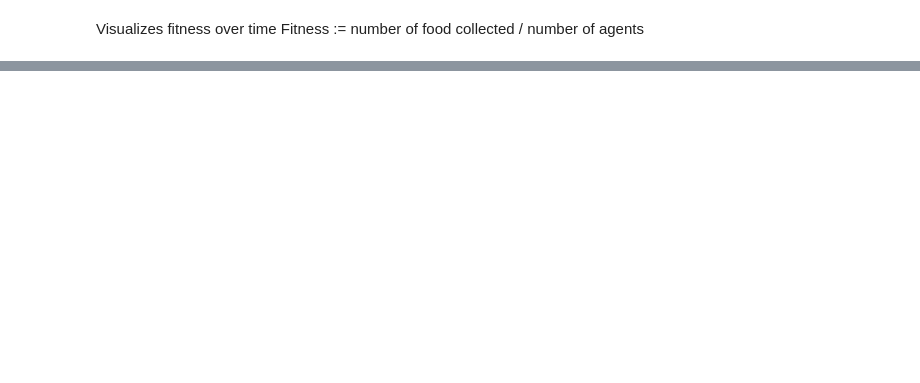
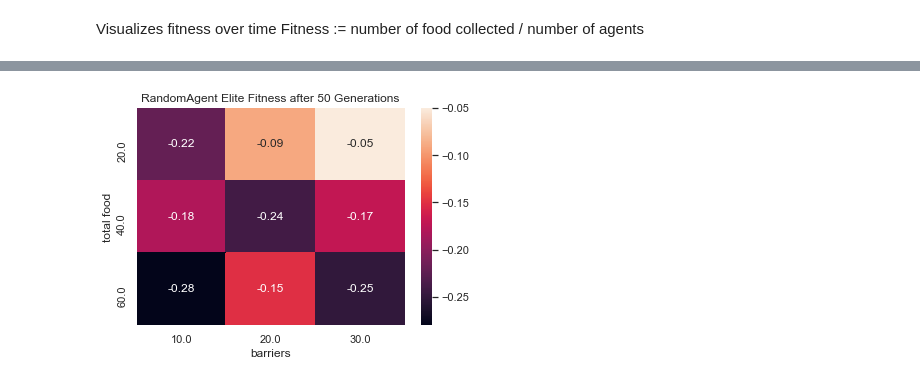
Before and after one commit to kavyakvk/adversarial-environment-generation, a Jupyter notebook: Pickled/pickle_processor.ipynb, the cells around one changed output, grey strips where cells are left out. Cells and saved outputs as stored; diff of their text form; code cells hidden in the pictures; blank space fills up the shorter version.

```diff
--- a/Pickled/pickle_processor.ipynb
+++ b/Pickled/pickle_processor.ipynb
@@ -125,0 +146,48 @@ ax = sns.heatmap(df_heatmap_tile_mutation, annot=True)
+# %%
+'''
+    Heatmaps of food x blocks
+'''
+randomAgent_files_heatmap_food_blocks = [
+    {'filename':'Final/GA_5RandomAgent_2tile_0.1mutation_20food_10blocks', 'food':20, 'blocks':10},
+    {'filename':'Final/GA_5RandomAgent_2tile_0.1mutation_20food_20blocks','food':20, 'blocks':20},
+    {'filename':'Final/GA_5RandomAgent_2tile_0.1mutation_20food_30blocks', 'food':20, 'blocks':30},
+    {'filename':'Final/new_GA_5RandomAgent_2tile_0.1mutation_40food_10blocks','food':40, 'blocks':10},
+    {'filename':'Final/new_GA_5RandomAgent_2tile_0.1mutation_40food_20blocks','food':40, 'blocks':20},
+    {'filename':'Final/new_GA_5RandomAgent_2tile_0.1mutation_40food_30blocks','food':40, 'blocks':30},
+    {'filename':'Final/GA_5RandomAgent_2tile_0.1mutation_60food_10blocks','food':60, 'blocks':10},
+    {'filename':'Final/GA_5RandomAgent_2tile_0.1mutation_60food_20blocks','food':60, 'blocks':20},
+    {'filename':'Final/GA_5RandomAgent_2tile_0.1mutation_60food_30blocks','food':60, 'blocks':30}
+]
+swarmAgent_files_heatmap_food_blocks = [
+    {'filename':'Final/GA_5SwarmAgent_2tile_0.1mutation_20food_10blocks', 'food':20, 'blocks':10},
+    {'filename':'Final/GA_5SwarmAgent_2tile_0.1mutation_20food_20blocks','food':20, 'blocks':20},
+    {'filename':'Final/GA_5SwarmAgent_2tile_0.1mutation_20food_30blocks', 'food':20, 'blocks':30},
+    {'filename':'Final/new_GA_5SwarmAgent_2tile_0.1mutation_40food_10blocks','food':40, 'blocks':10},
+    {'filename':'Final/new_GA_5SwarmAgent_2tile_0.1mutation_40food_20blocks','food':40, 'blocks':20},
+    {'filename':'Final/new_GA_5SwarmAgent_2tile_0.1mutation_40food_30blocks','food':40, 'blocks':30},
+    {'filename':'Final/GA_5SwarmAgent_2tile_0.1mutation_60food_10blocks','food':60, 'blocks':10},
+    {'filename':'Final/GA_5SwarmAgent_2tile_0.1mutation_60food_20blocks','food':60, 'blocks':20},
+    {'filename':'Final/GA_5SwarmAgent_2tile_0.1mutation_60food_30blocks','food':60, 'blocks':30}
+]
+
+files_to_analyze = randomAgent_files_heatmap_food_blocks
+df_heatmap_tile_mutation = []
+df_heatmap_tile_mutation = pd.DataFrame(columns=['average elite fitness', 'total food', 'barriers'])
+for file in files_to_analyze:
+    with open(file['filename'], 'rb') as f:
+        temp_values = pickle.load(f)
+        raw_fitness_values = temp_values['fitness values']
+        # Add the average elite fitness of last generation to df
+        avg_elite_fitness = sum(raw_fitness_values[49][:num_elite])/num_elite
+        df_heatmap_tile_mutation = df_heatmap_tile_mutation.append({
+            'average elite fitness': avg_elite_fitness,
+            'total food': file['food'],
+            'barriers': file['blocks']}, ignore_index=True)
+
+sns.set(style='darkgrid')
+plt.title('RandomAgent Elite Fitness after 50 Generations')
+df_heatmap_tile_mutation = df_heatmap_tile_mutation.pivot('total food', 'barriers', 'average elite fitness')
+ax = sns.heatmap(df_heatmap_tile_mutation, annot=True)
+plt.savefig('Final/Plots/RandomAgent_heatmap_food_blocks.png')
+# %% [output]
+[figure, added]
```
Also changed, not shown: parts of 5 cells of this notebook, 44 other files.
